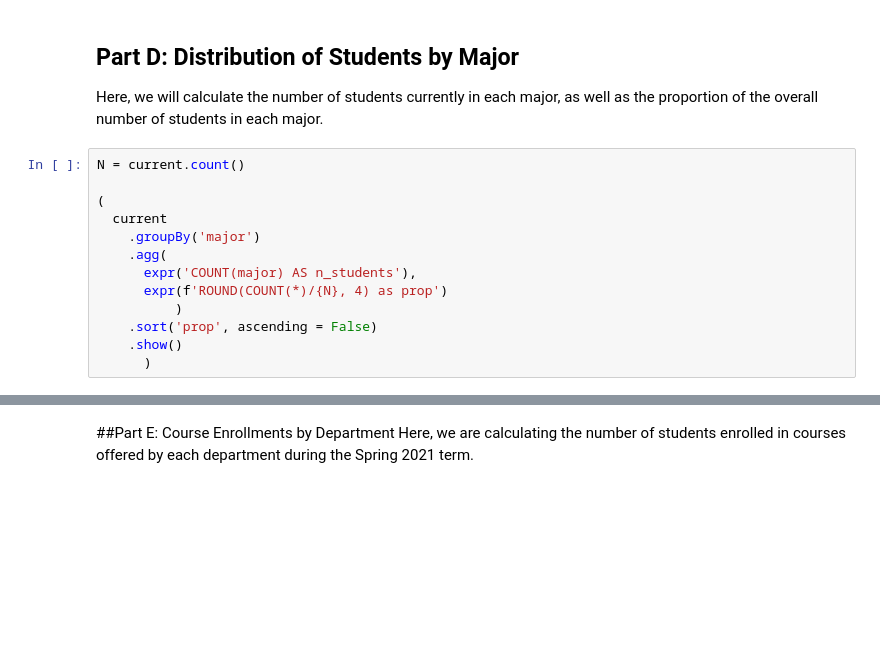
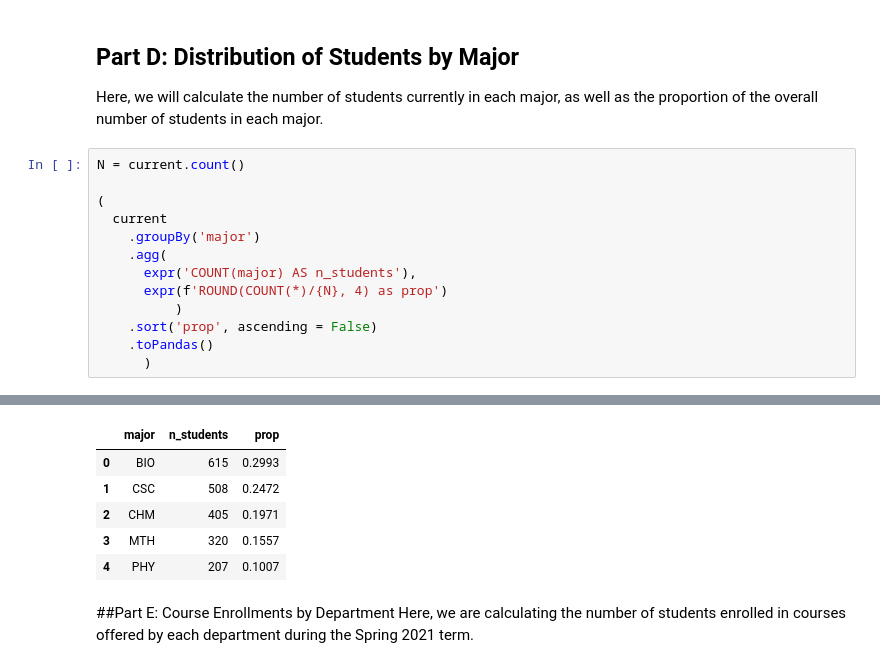
Before and after one commit to rakesh-karki/Student-Grade-Database-Analysis, a Jupyter notebook: Student Grade Database Analysis using pyspark.ipynb, the cells around one changed output, grey strips where cells are left out. Drawn from its saved outputs; the diff is of its cells as text; blank space fills up the shorter version.

Commit message:
Updated the output table to Pandas

```diff
--- a/Student Grade Database Analysis using pyspark.ipynb
+++ b/Student Grade Database Analysis using pyspark.ipynb
@@ -155,18 +155,24 @@ Here, we will calculate the number of students currently in each major, as well
 # %%
 N = current.count()
 
 (
   current
     .groupBy('major')
     .agg(
       expr('COUNT(major) AS n_students'),
       expr(f'ROUND(COUNT(*)/{N}, 4) as prop')
           )
     .sort('prop', ascending = False)
-    .show()
+    .toPandas()
       )
 # %% [output]
 [interactive output not drawn]
+|  | major | n_students | prop |
+| 0 | BIO | 615 | 0.2993 |
+| 1 | CSC | 508 | 0.2472 |
+| 2 | CHM | 405 | 0.1971 |
+| 3 | MTH | 320 | 0.1557 |
+| 4 | PHY | 207 | 0.1007 |
 # %% [markdown]
 ##Part E: Course Enrollments by Department
 Here, we are calculating the number of students enrolled in courses offered by each department during the Spring 2021 term.
```
